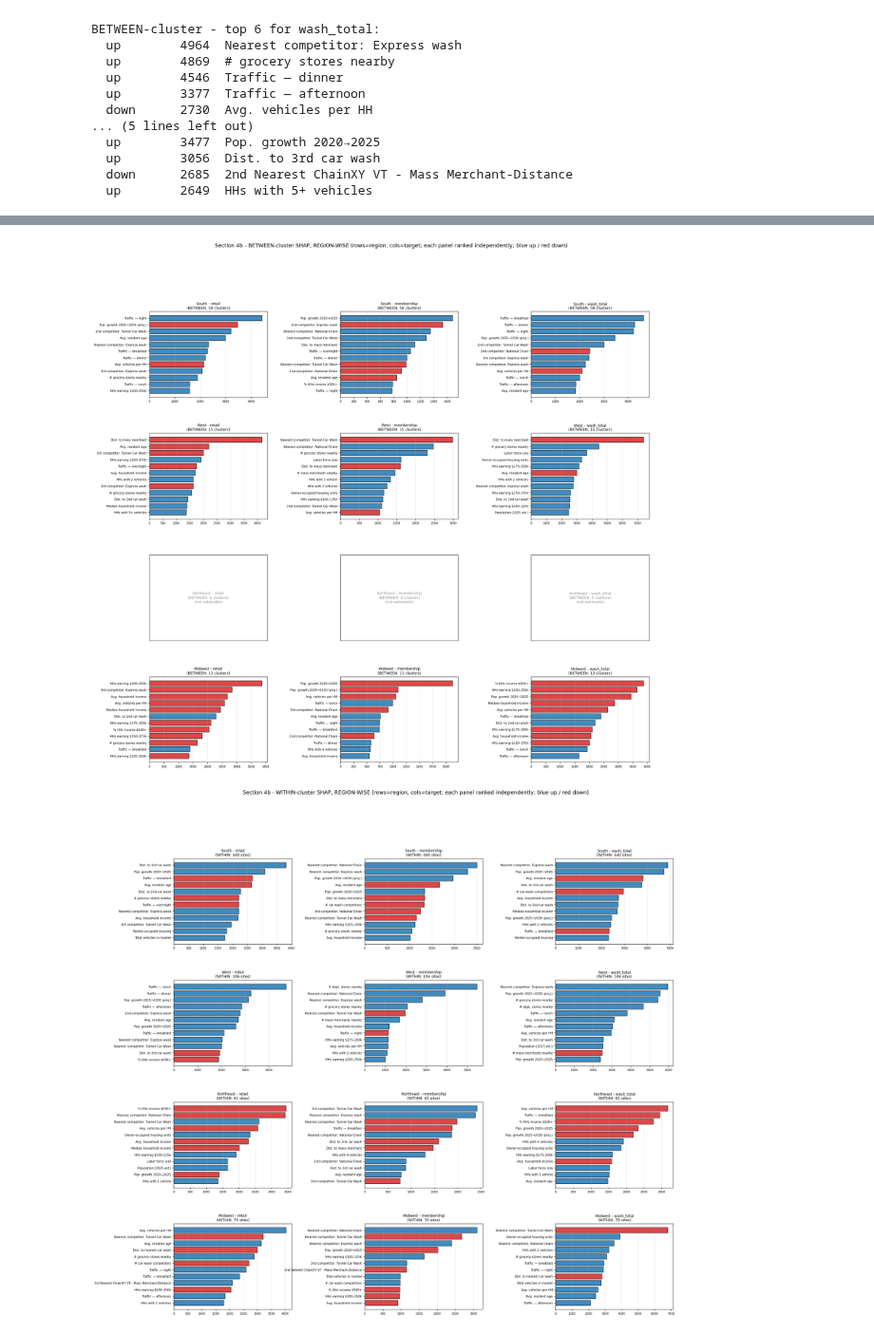
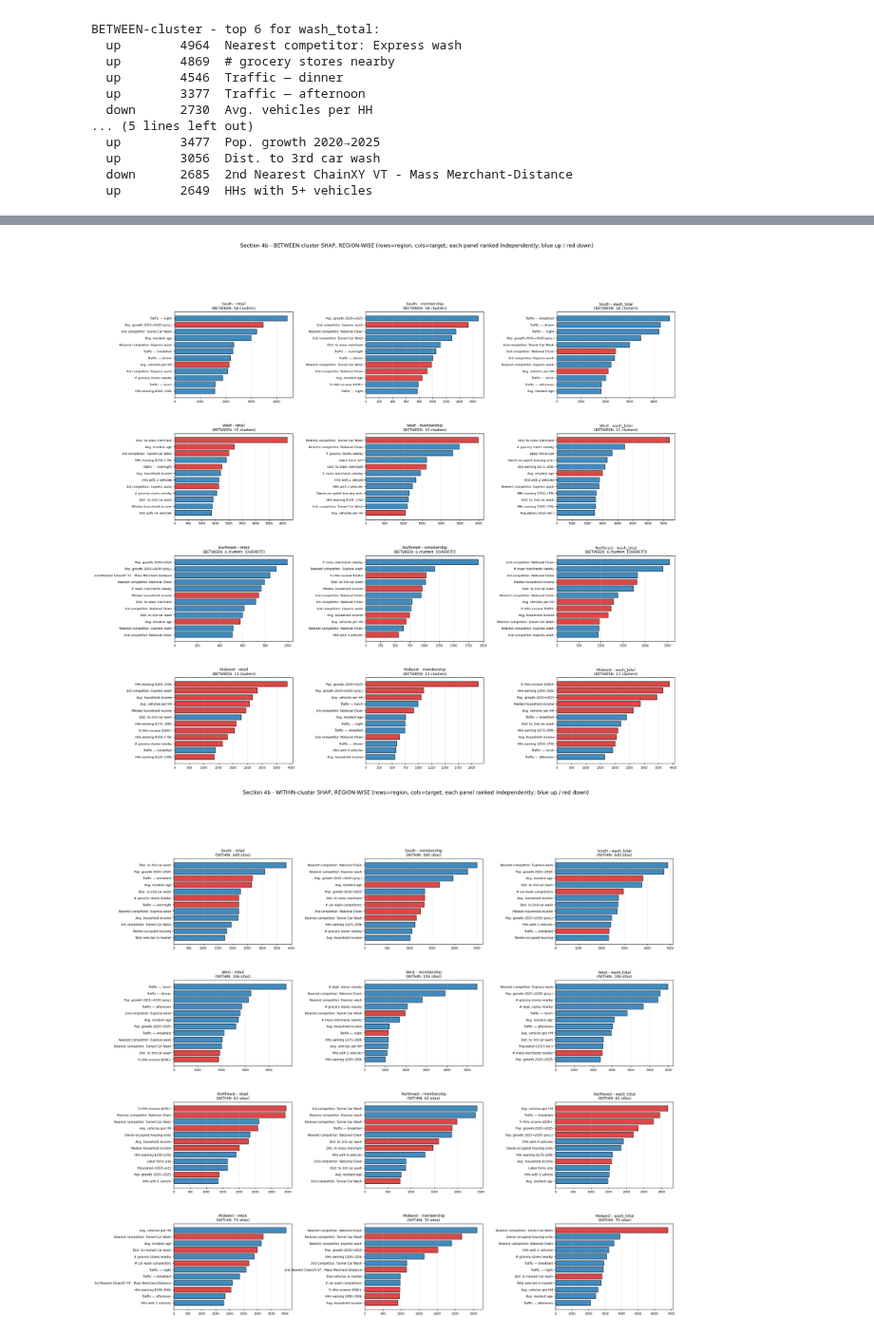
Before and after one commit to RocketFrog-ai/sonnysDataCollection, a Jupyter notebook: notebooks/backtesting_full_site_yearly.ipynb, the cells around one changed output, grey strips where cells are left out. Shown at 95% size. Drawn from its saved outputs; the diff is of its cells as text; code cells hidden in the pictures.

```diff
--- a/notebooks/backtesting_full_site_yearly.ipynb
+++ b/notebooks/backtesting_full_site_yearly.ipynb
@@ -921,13 +921,14 @@ Net: **trust the South row**; the rest are shown for completeness. For a reliabl
 # ============================================================================
 # Section 4's between/within-cluster SHAP, computed separately inside each region.
 # Each panel ranked by its OWN top features. Sample sizes stamped on every panel:
-# between-cluster needs many clusters (only South qualifies; Northeast blanked),
+# between-cluster is fit for ALL regions (incl. Northeast's 6 clusters), but panels with
+# < MIN_CLUST_FIT clusters are flagged [OVERFIT] (too few cluster-means -> noise).
 # within-cluster uses the region's sites. Region splits sit at the noise floor
 # (Section 3 negative control) -> trust South, treat the rest as suggestive.
 # Reuses fit_shap / feat_label / regions / TARGET_NAMES / X / targets / loc_col / df.
 
 MIN_CLUSTER_RW = 3     # a cluster needs >=3 sites to contribute a stable mean
-MIN_CLUST_FIT  = 10    # need >=10 clusters in a region to attempt a between-cluster fit
+MIN_CLUST_FIT  = 10    # below this many clusters, a between-cluster fit is overfit -> flag it
 TOP_N_RW       = 12
 
 vc_rw = loc_col.value_counts()
@@ -943,35 +944,35 @@ def _rw_panel(ax, imp, sign, title):
     cols = ['#1f77b4' if s > 0 else '#d62728' if s < 0 else '#999999' for s in sign.loc[order].values]
     ax.barh(range(len(order)), imp.loc[order].values, color=cols, alpha=0.85, edgecolor='black')
     ax.set_yticks(range(len(order))); ax.set_yticklabels([feat_label(f) for f in order], fontsize=7.5)
     ax.set_title(title, fontsize=9); ax.grid(axis='x', alpha=0.3); ax.tick_params(axis='x', labelsize=7)
 
 for level in ['BETWEEN', 'WITHIN']:
     fig = plt.figure(figsize=(22, 20))
     gs = fig.add_gridspec(len(regions), len(TARGET_NAMES), wspace=0.62, hspace=0.42)
     for ri, r in enumerate(regions):
         cks = region_clusters_rw[r]
         sel = loc_col.isin(cks).values
         for ci, name in enumerate(TARGET_NAMES):
             ax = fig.add_subplot(gs[ri, ci]); y = targets[name]
             if level == 'BETWEEN':
-                if len(cks) < MIN_CLUST_FIT:
-                    _rw_panel(ax, None, None, f'{r} - {name}\n(BETWEEN: {len(cks)} clusters)'); continue
+                # Fit for every region, even few clusters (user request); flag overfit when < MIN_CLUST_FIT.
+                warn = '  [OVERFIT]' if len(cks) < MIN_CLUST_FIT else ''
                 Xc = X[sel].groupby(loc_col[sel]).mean()
                 yc = y[sel].groupby(loc_col[sel]).mean()
                 imp, sign = fit_shap(Xc.reset_index(drop=True), yc.reset_index(drop=True))
-                _rw_panel(ax, imp, sign, f'{r} - {name}\n(BETWEEN: {len(cks)} clusters)')
+                _rw_panel(ax, imp, sign, f'{r} - {name}\n(BETWEEN: {len(cks)} clusters{warn})')
             else:
                 g = loc_col[sel]
                 keep = (g.map(g.value_counts()) >= 2).values   # need >=2 sites/cluster for within-variation
                 Xr = X[sel][keep].copy(); yr = y[sel][keep].copy(); gg = g[keep]
                 Xw = Xr - Xr.groupby(gg).transform('mean')
                 yw = yr - yr.groupby(gg).transform('mean')
                 imp, sign = fit_shap(Xw.reset_index(drop=True), yw.reset_index(drop=True))
                 _rw_panel(ax, imp, sign, f'{r} - {name}\n(WITHIN: {int(keep.sum())} sites)')
     fig.suptitle(f'Section 4b - {level}-cluster SHAP, REGION-WISE '
                  f'(rows=region, cols=target; each panel ranked independently; blue up / red down)',
                  fontsize=13, y=0.997)
     plt.show()
 # %% [output]
-[figure, old version]
+[figure, new version]
 [figure]
```
Also changed, not shown: parts of 1 cell of this notebook, 18 other files.
